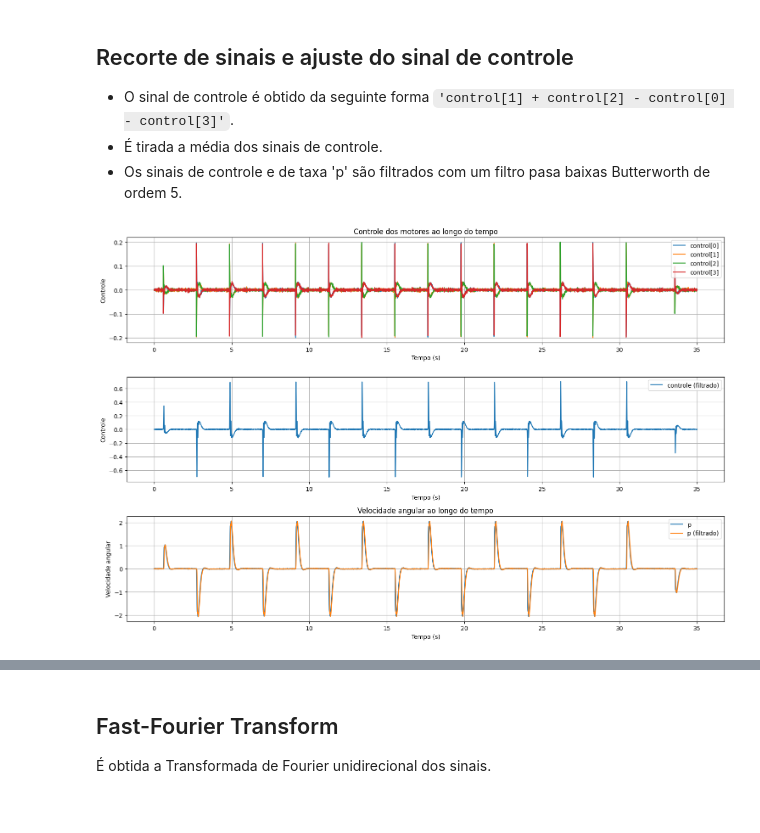
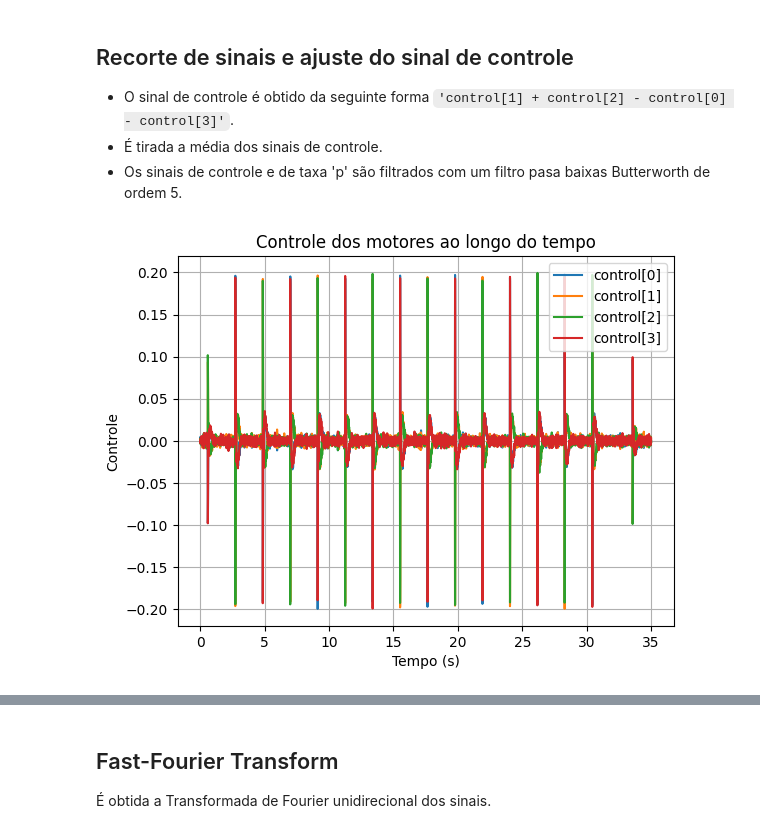
Before and after one commit to dferruzzo/mavsdk-python, a Jupyter notebook: p_rate_analise_resp_em_freq.ipynb, the cells around one changed output, grey strips where cells are left out. Cells and saved outputs as stored; diff of their text form; code cells hidden in the pictures.

```diff
--- a/p_rate_analise_resp_em_freq.ipynb
+++ b/p_rate_analise_resp_em_freq.ipynb
@@ -151,40 +156,20 @@ controle_clipped_filtered = controle1_clipped_filt + controle2_clipped_filt - co
 vav0_clipped_filtered = butter_lowpass_filter(vav0_clipped, cutoff_freq, 1/dt_taxas, order=5)
 # %%
 # Plotando os dados recortados
-fig, (ax1, ax2, ax3) = plt.subplots(3, 1, figsize=(15, 10))
+fig = plt.figure()
+ax1 = fig.add_subplot(1, 1, 1)  # Cria um único subplot na figura
+
 #
 ax1.plot(t_cont_clipped, controle0_clipped, label='control[0]')
 ax1.plot(t_cont_clipped, controle1_clipped, label='control[1]')
 ax1.plot(t_cont_clipped, controle2_clipped, label='control[2]')
 ax1.plot(t_cont_clipped, controle3_clipped, label='control[3]')
 ax1.set_xlabel('Tempo (s)')
 ax1.set_ylabel('Controle')
 ax1.set_title('Controle dos motores ao longo do tempo')
 ax1.legend()
 #ax1.set_ylim(-0.001, 0.001)
 ax1.grid()
-#
-#ax2.plot(t_cont_clipped, controle0_clipped_filt, label='control[0] (filtrado)')
-#ax2.plot(t_cont_clipped, controle1_clipped_filt, label='control[1] (filtrado)')
-#ax2.plot(t_cont_clipped, controle2_clipped_filt, label='control[2] (filtrado)')
-#ax2.plot(t_cont_clipped, controle3_clipped_filt, label='control[3] (filtrado)')
-ax2.plot(t_cont_clipped, controle_clipped_filtered, label='controle (filtrado)')
-ax2.set_xlabel('Tempo (s)')
-ax2.set_ylabel('Controle')
-ax2.legend()
-ax2.grid()
-#
-ax3.plot(t_taxas_clipped, vav0_clipped, label='p')
-ax3.plot(t_taxas_clipped, vav0_clipped_filtered, label='p (filtrado)')
-#ax3.plot(t_taxas_clipped, vav1_clipped, label='q')
-#ax3.plot(t_taxas_clipped, vav2_clipped, label='r')
-ax3.set_xlabel('Tempo (s)')
-ax3.set_ylabel('Velocidade angular')
-ax3.set_title('Velocidade angular ao longo do tempo')
-ax3.legend()
-ax3.grid()
-#
-plt.tight_layout()
 plt.show()
 # %% [output]
-[figure, old version]
+[figure, new version]
```
Also changed, not shown: parts of 5 cells of this notebook, 10 other files.
